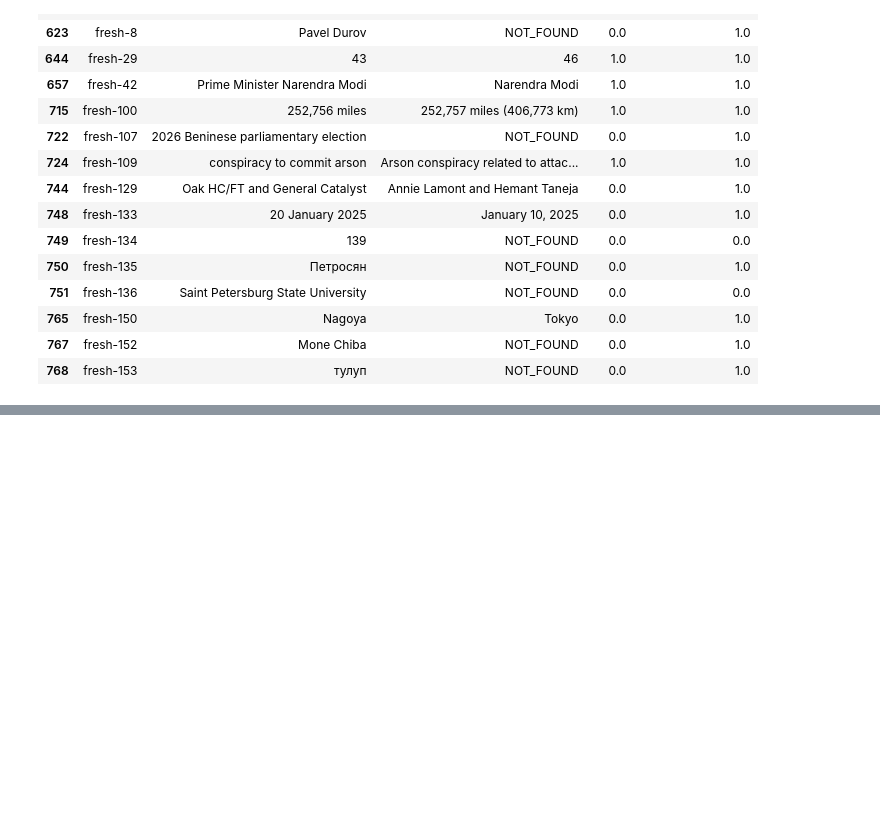
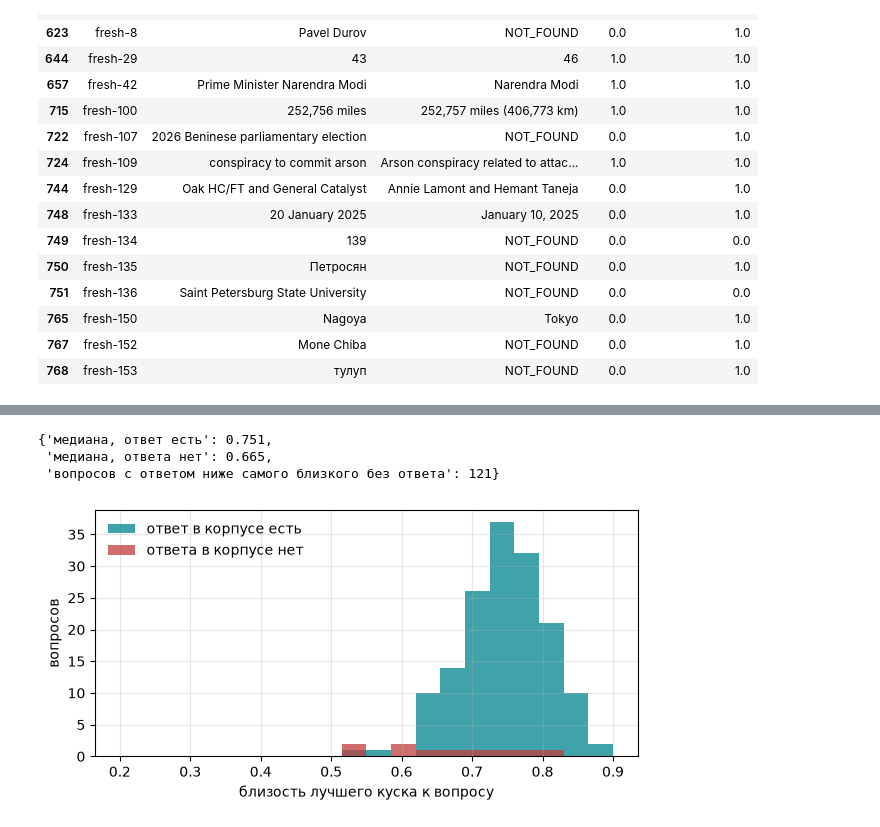
Before and after one commit to NorthMarshmallo/AI_Agent_events, a Jupyter notebook: notebooks/02_rag_memory.ipynb, the cells around one changed output, grey strips where cells are left out. Cells and saved outputs as stored; diff of their text form; code cells hidden in the pictures; blank space fills up the shorter version.

Commit message:
feat: stage 2 refusal table on unanswerable questions

```diff
--- a/notebooks/02_rag_memory.ipynb
+++ b/notebooks/02_rag_memory.ipynb
@@ -847,0 +891,16 @@ agent_wrong.assign(rag_всегда_нашёл=agent_wrong["id"].map(rag_found))
+# %%
+# порог близости: у вопросов без ответа лучший кусок дальше от вопроса, это сигнал для отказа ещё до вызова модели
+top_answerable = [search_numpy(q, line_vecs, 1)[0][1] for q in q_vecs]
+top_unanswerable = [search_numpy(v, line_vecs, 1)[0][1] for v in u_vecs]
+fig, ax = plt.subplots(figsize=(7, 3.2))
+ax.hist(top_answerable, bins=20, range=(0.2, 0.9), alpha=0.75, color=COLORS["teal"], label="ответ в корпусе есть")
+ax.hist(top_unanswerable, bins=20, range=(0.2, 0.9), alpha=0.75, color=COLORS["red"], label="ответа в корпусе нет")
+ax.set_xlabel("близость лучшего куска к вопросу"); ax.set_ylabel("вопросов"); ax.legend(frameon=False); ax.grid(alpha=0.3)
+fig.savefig(IMG / "refusal_similarity.png", dpi=150, bbox_inches="tight")
+{"медиана, ответ есть": round(float(np.median(top_answerable)), 3), "медиана, ответа нет": round(float(np.median(top_unanswerable)), 3),
+ "вопросов с ответом ниже самого близкого без ответа": int(sum(s < max(top_unanswerable) for s in top_answerable))}
+# %% [output]
+{'медиана, ответ есть': 0.751,
+ 'медиана, ответа нет': 0.665,
+ 'вопросов с ответом ниже самого близкого без ответа': 121}
+[figure, added]
```
Also changed, not shown: parts of 6 cells of this notebook, 45 other files.
